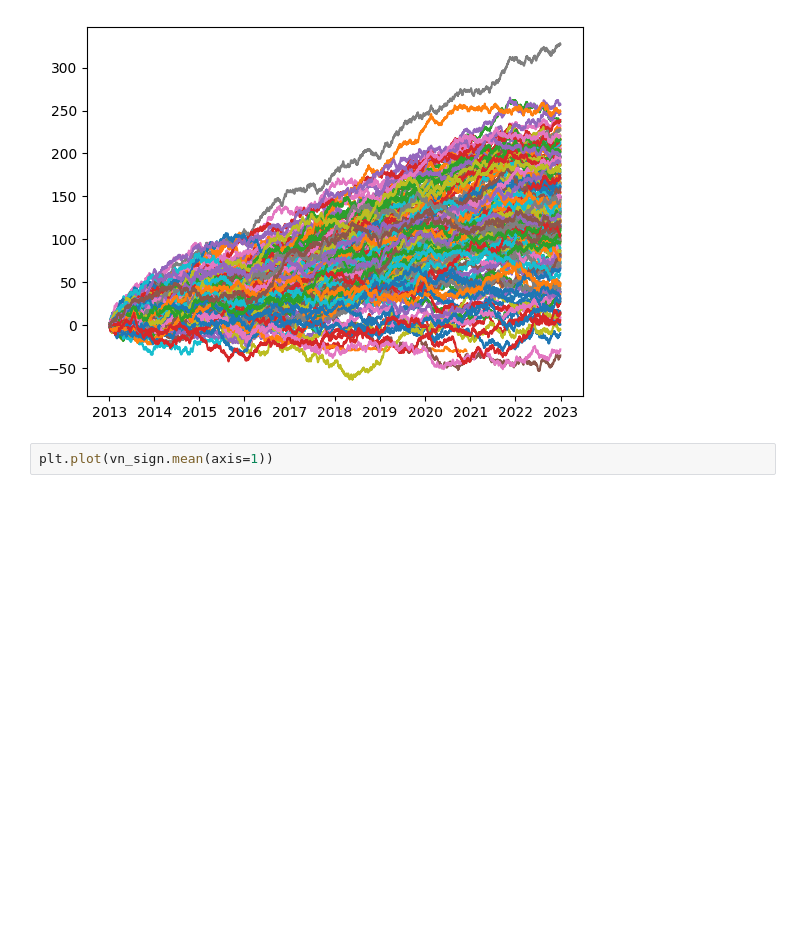
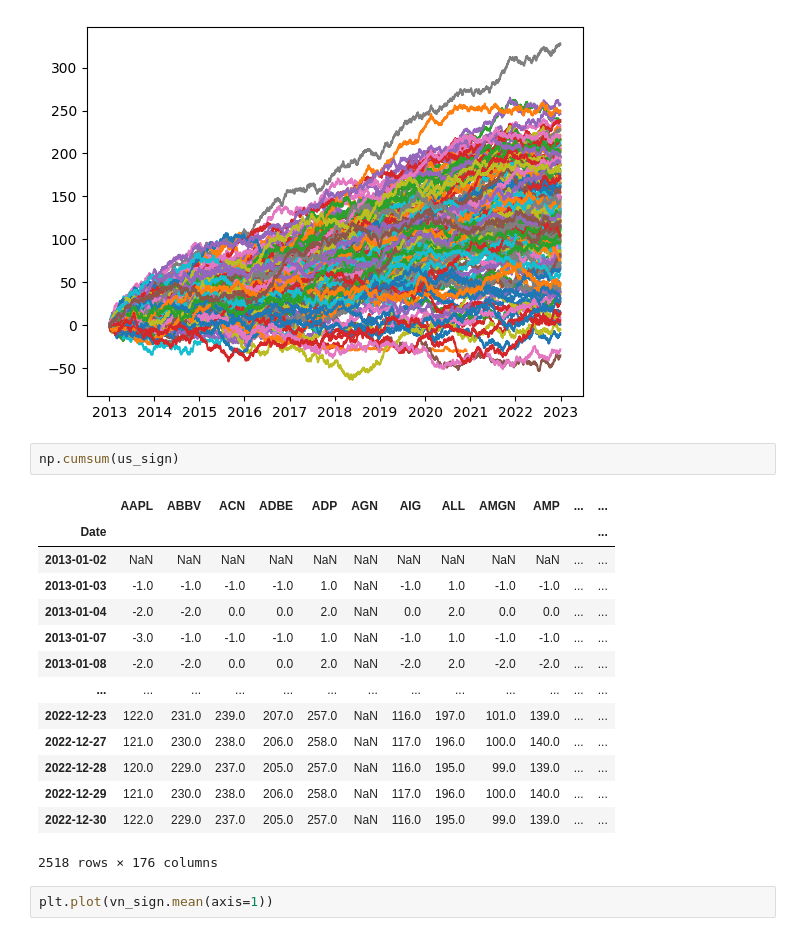
Before and after one commit to khanhtrinh2003/Financial-mathematics, a Jupyter notebook: main.ipynb, the cells around one changed output. Saved outputs shown, nothing was run; the diff lists cells and outputs as text; blank space fills up the shorter version.

```diff
--- a/main.ipynb
+++ b/main.ipynb
@@ -139,6 +187,23 @@ plt.plot(np.cumsum(us_sign))
  <matplotlib.lines.Line2D at 0x...>,
  <matplotlib.lines.Line2D at 0x...>]
 [figure]
+# %%
+np.cumsum(us_sign)
+# %% [output]
+|  | AAPL | ABBV | ACN | ADBE | ADP | AGN | AIG | ALL | AMGN | AMP | ... | ... |
+| Date |  |  |  |  |  |  |  |  |  |  |  | ... |
+| 2013-01-02 | NaN | NaN | NaN | NaN | NaN | NaN | NaN | NaN | NaN | NaN | ... | ... |
+| 2013-01-03 | -1.0 | -1.0 | -1.0 | -1.0 | 1.0 | NaN | -1.0 | 1.0 | -1.0 | -1.0 | ... | ... |
+| 2013-01-04 | -2.0 | -2.0 | 0.0 | 0.0 | 2.0 | NaN | 0.0 | 2.0 | 0.0 | 0.0 | ... | ... |
+| 2013-01-07 | -3.0 | -1.0 | -1.0 | -1.0 | 1.0 | NaN | -1.0 | 1.0 | -1.0 | -1.0 | ... | ... |
+| 2013-01-08 | -2.0 | -2.0 | 0.0 | 0.0 | 2.0 | NaN | -2.0 | 2.0 | -2.0 | -2.0 | ... | ... |
+| ... | ... | ... | ... | ... | ... | ... | ... | ... | ... | ... | ... | ... |
+| 2022-12-23 | 122.0 | 231.0 | 239.0 | 207.0 | 257.0 | NaN | 116.0 | 197.0 | 101.0 | 139.0 | ... | ... |
+| 2022-12-27 | 121.0 | 230.0 | 238.0 | 206.0 | 258.0 | NaN | 117.0 | 196.0 | 100.0 | 140.0 | ... | ... |
+| 2022-12-28 | 120.0 | 229.0 | 237.0 | 205.0 | 257.0 | NaN | 116.0 | 195.0 | 99.0 | 139.0 | ... | ... |
+| 2022-12-29 | 121.0 | 230.0 | 238.0 | 206.0 | 258.0 | NaN | 117.0 | 196.0 | 100.0 | 140.0 | ... | ... |
+| 2022-12-30 | 122.0 | 229.0 | 237.0 | 205.0 | 257.0 | NaN | 116.0 | 195.0 | 99.0 | 139.0 | ... | ... |
+2518 rows × 176 columns
 # %%
 plt.plot(vn_sign.mean(axis=1))
 # %% [output]
```
Also changed, not shown: parts of 7 cells of this notebook.
